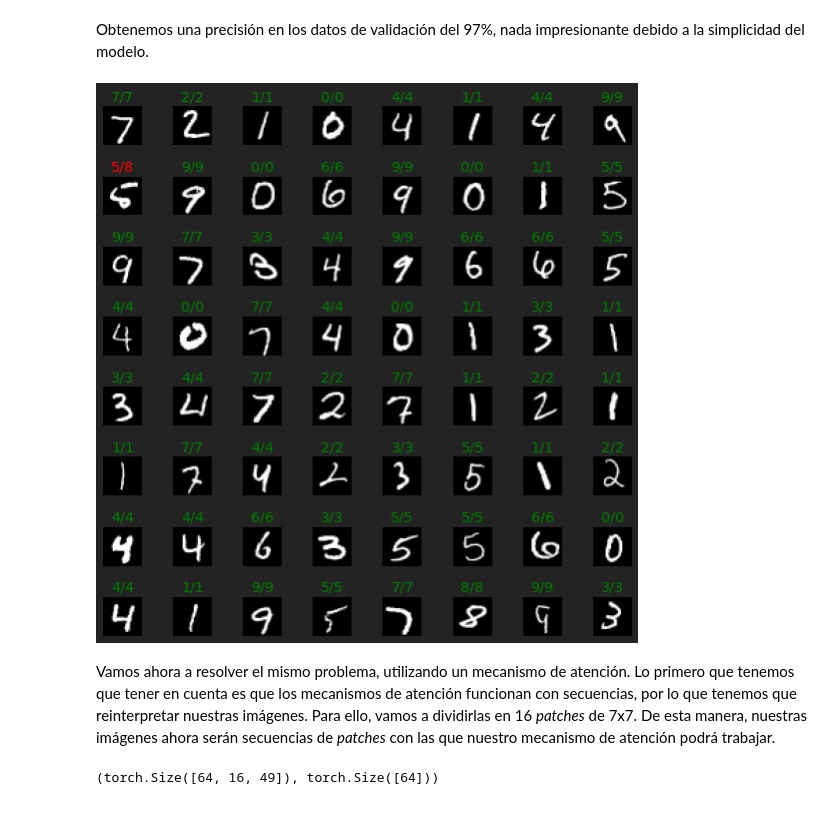
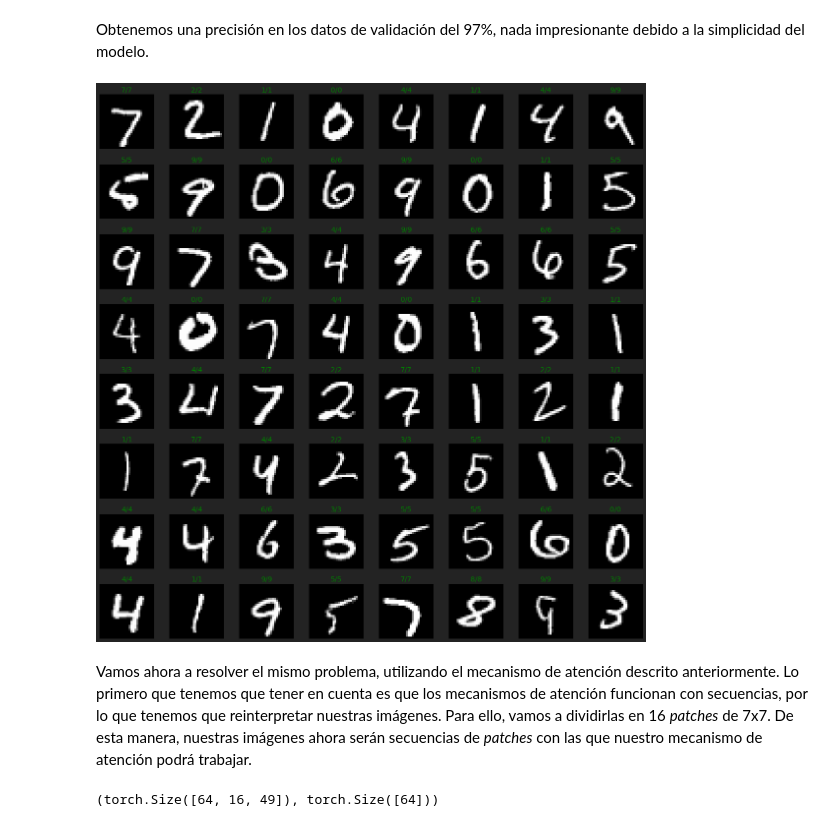
Before and after one commit to juansensio/blog, a Jupyter notebook: 062_multihead_attention/multihead_attention.ipynb, the cells around one changed output. Drawn from its saved outputs; the diff is of its cells as text; code cells hidden in the pictures.

```diff
--- a/062_multihead_attention/multihead_attention.ipynb
+++ b/062_multihead_attention/multihead_attention.ipynb
@@ -144,23 +144,23 @@ Obtenemos una precisión en los datos de validación del 97%, nada impresionante
 # %%
 imgs, labels = next(iter(dm.val_dataloader()))
 preds = mlp.predict(imgs)
 
 r, c = 8, 8
-fig = plt.figure(figsize=(c, r))
+fig = plt.figure(figsize=(2*c, 2*r))
 for _r in range(r):
     for _c in range(c):
         ix = _r*c + _c
         ax = plt.subplot(r, c, ix + 1)
         img, label = imgs[ix], labels[ix]
         ax.axis("off")
         ax.imshow(img.reshape(28,28), cmap="gray")
         ax.set_title(f'{label.item()}/{preds[ix].item()}', color="green" if label == preds[ix] else 'red')
 plt.tight_layout()
 plt.show()
 # %% [output]
-[figure, old version]
+[figure, new version]
 # %% [markdown]
-Vamos ahora a resolver el mismo problema, utilizando un mecanismo de atención. Lo primero que tenemos que tener en cuenta es que los mecanismos de atención funcionan con secuencias, por lo que tenemos que reinterpretar nuestras imágenes. Para ello, vamos a dividirlas en 16 *patches* de 7x7. De esta manera, nuestras imágenes ahora serán secuencias de *patches* con las que nuestro mecanismo de atención podrá trabajar.
+Vamos ahora a resolver el mismo problema, utilizando el mecanismo de atención descrito anteriormente. Lo primero que tenemos que tener en cuenta es que los mecanismos de atención funcionan con secuencias, por lo que tenemos que reinterpretar nuestras imágenes. Para ello, vamos a dividirlas en 16 *patches* de 7x7. De esta manera, nuestras imágenes ahora serán secuencias de *patches* con las que nuestro mecanismo de atención podrá trabajar.
 # %%
 class AttnDataset(torch.utils.data.Dataset):
   def __init__(self, X, y, patch_size=(7, 7)):
```
Also changed, not shown: parts of 9 cells of this notebook, 3 other files.
